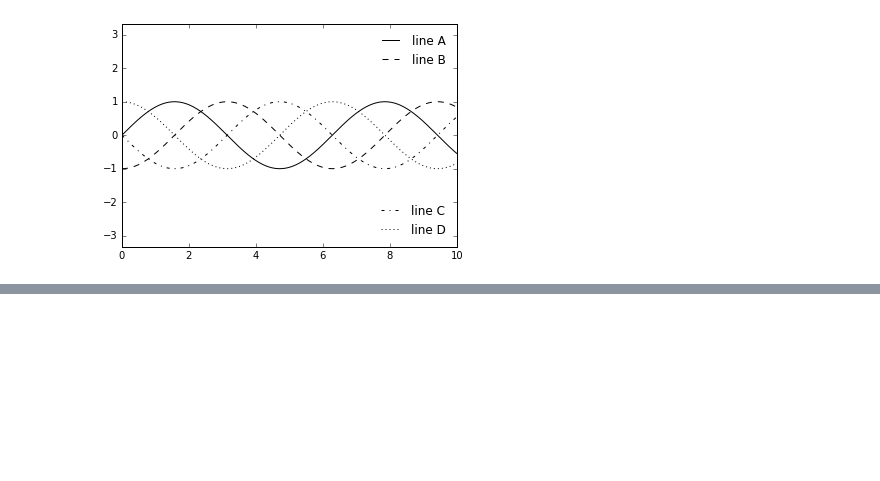
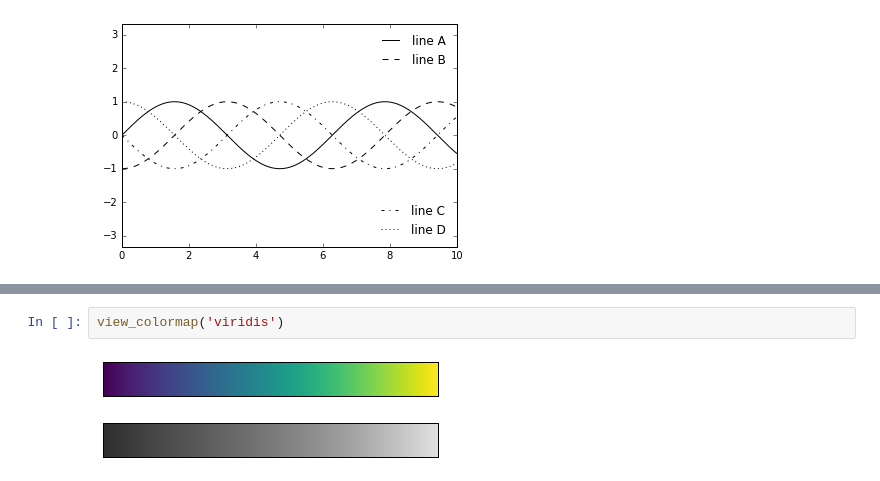
Before and after one commit to deep0892/ml_modeling, a Jupyter notebook: Matplotlib/Visualization_with_Matplotlib.ipynb, the cells around one changed output, grey strips where cells are left out. Drawn from its saved outputs; the diff is of its cells as text; blank space fills up the shorter version.

```diff
--- a/Matplotlib/Visualization_with_Matplotlib.ipynb
+++ b/Matplotlib/Visualization_with_Matplotlib.ipynb
@@ -625,0 +704,4 @@ ax.add_artist(leg);
+# %%
+view_colormap('viridis')
+# %% [output]
+[figure, added]
```
Also changed, not shown: parts of 26 cells of this notebook.
